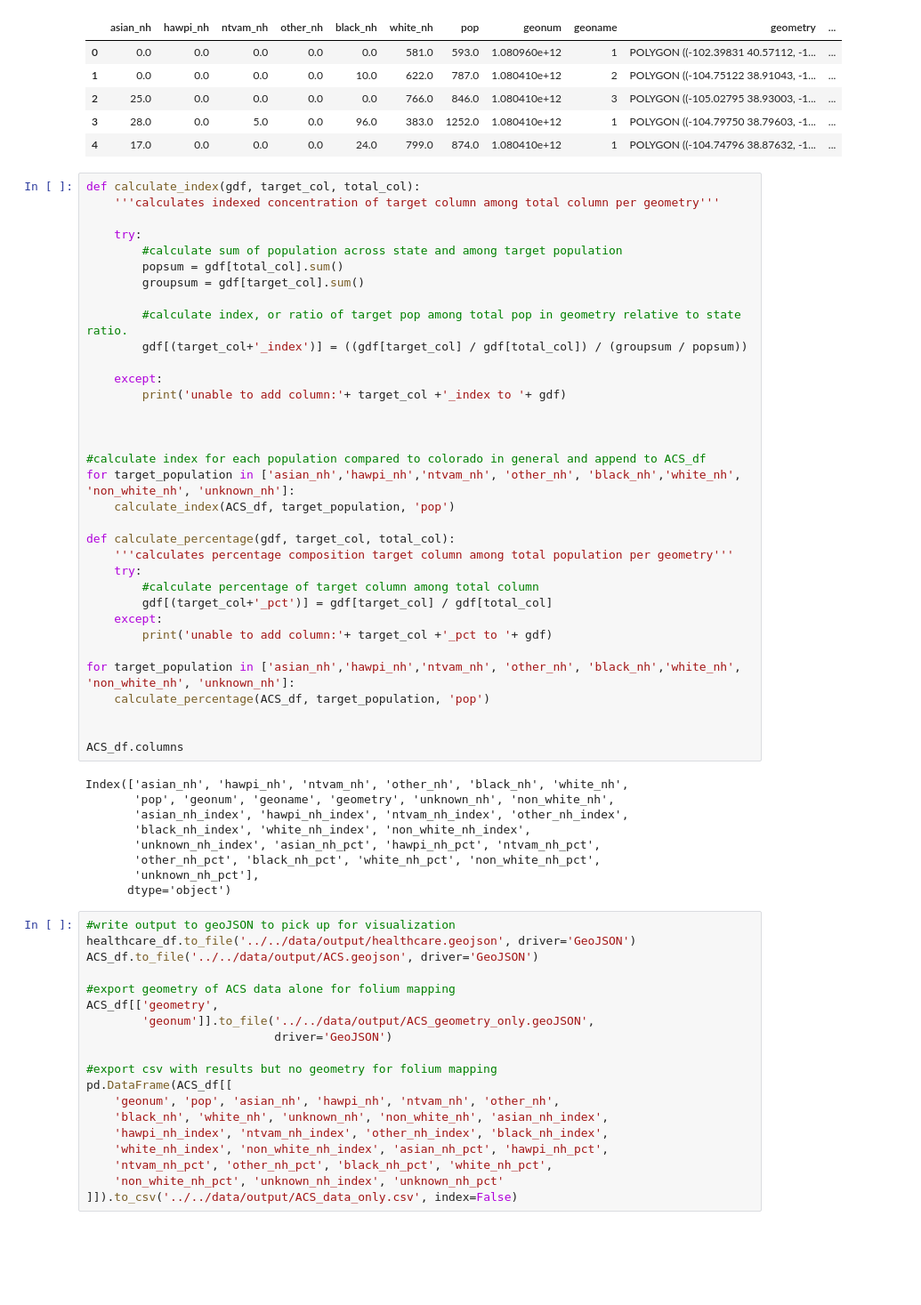
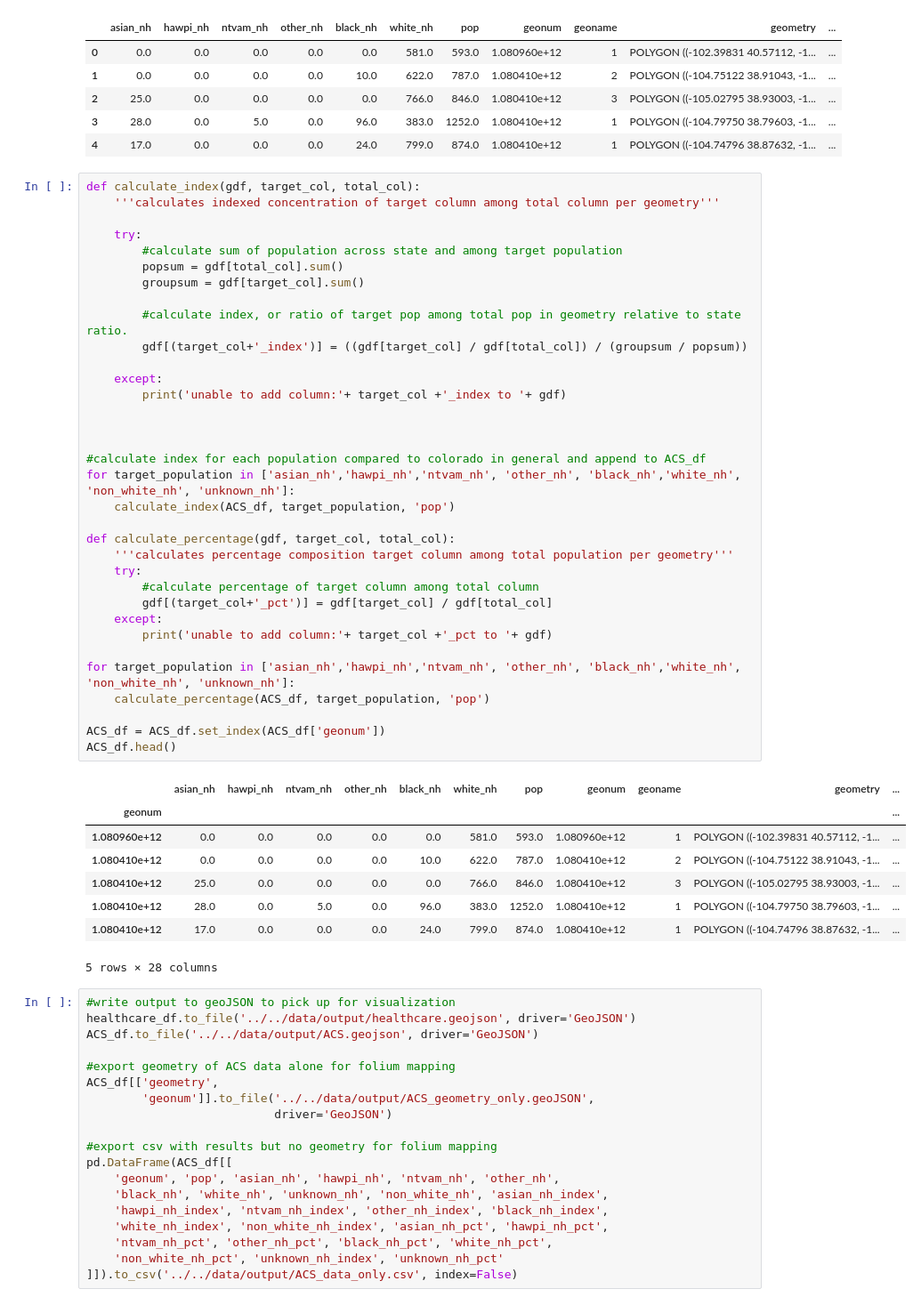
Before and after one commit to stuartasims/co-healthcare-equity, a Jupyter notebook: code/notebooks/Data Ingest and Cleaning.ipynb, the cells around one changed output. Shown: that part at 89% size. Saved outputs shown, nothing was run; the diff lists cells and outputs as text; blank space fills up the shorter version.

```diff
--- a/code/notebooks/Data Ingest and Cleaning.ipynb
+++ b/code/notebooks/Data Ingest and Cleaning.ipynb
@@ -227,43 +227,43 @@ def calculate_index(gdf, target_col, total_col):
 
     try:
         #calculate sum of population across state and among target population
         popsum = gdf[total_col].sum()
         groupsum = gdf[target_col].sum()
 
         #calculate index, or ratio of target pop among total pop in geometry relative to state ratio.
         gdf[(target_col+'_index')] = ((gdf[target_col] / gdf[total_col]) / (groupsum / popsum))
 
     except:
         print('unable to add column:'+ target_col +'_index to '+ gdf)
 
 
 
 #calculate index for each population compared to colorado in general and append to ACS_df
 for target_population in ['asian_nh','hawpi_nh','ntvam_nh', 'other_nh', 'black_nh','white_nh', 'non_white_nh', 'unknown_nh']:
     calculate_index(ACS_df, target_population, 'pop')
 
 def calculate_percentage(gdf, target_col, total_col):
     '''calculates percentage composition target column among total population per geometry'''
     try:
         #calculate percentage of target column among total column
         gdf[(target_col+'_pct')] = gdf[target_col] / gdf[total_col]
     except:
         print('unable to add column:'+ target_col +'_pct to '+ gdf)
 
 for target_population in ['asian_nh','hawpi_nh','ntvam_nh', 'other_nh', 'black_nh','white_nh', 'non_white_nh', 'unknown_nh']:
     calculate_percentage(ACS_df, target_population, 'pop')
 
-
-ACS_df.columns
+ACS_df = ACS_df.set_index(ACS_df['geonum'])
+ACS_df.head()
 # %% [output]
+|  | asian_nh | hawpi_nh | ntvam_nh | other_nh | black_nh | white_nh | pop | geonum | geoname | geometry | ... |
+| geonum |  |  |  |  |  |  |  |  |  |  | ... |
+| 1.080960e+12 | 0.0 | 0.0 | 0.0 | 0.0 | 0.0 | 581.0 | 593.0 | 1.080960e+12 | 1 | POLYGON ((-102.39831 40.57112, -1... | ... |
+| 1.080410e+12 | 0.0 | 0.0 | 0.0 | 0.0 | 10.0 | 622.0 | 787.0 | 1.080410e+12 | 2 | POLYGON ((-104.75122 38.91043, -1... | ... |
+| 1.080410e+12 | 25.0 | 0.0 | 0.0 | 0.0 | 0.0 | 766.0 | 846.0 | 1.080410e+12 | 3 | POLYGON ((-105.02795 38.93003, -1... | ... |
+| 1.080410e+12 | 28.0 | 0.0 | 5.0 | 0.0 | 96.0 | 383.0 | 1252.0 | 1.080410e+12 | 1 | POLYGON ((-104.79750 38.79603, -1... | ... |
+| 1.080410e+12 | 17.0 | 0.0 | 0.0 | 0.0 | 24.0 | 799.0 | 874.0 | 1.080410e+12 | 1 | POLYGON ((-104.74796 38.87632, -1... | ... |
-Index(['asian_nh', 'hawpi_nh', 'ntvam_nh', 'other_nh', 'black_nh', 'white_nh',
-       'pop', 'geonum', 'geoname', 'geometry', 'unknown_nh', 'non_white_nh',
-       'asian_nh_index', 'hawpi_nh_index', 'ntvam_nh_index', 'other_nh_index',
-       'black_nh_index', 'white_nh_index', 'non_white_nh_index',
-       'unknown_nh_index', 'asian_nh_pct', 'hawpi_nh_pct', 'ntvam_nh_pct',
-       'other_nh_pct', 'black_nh_pct', 'white_nh_pct', 'non_white_nh_pct',
-       'unknown_nh_pct'],
-      dtype='object')
+5 rows × 28 columns
 # %%
 #write output to geoJSON to pick up for visualization
 healthcare_df.to_file('../../data/output/healthcare.geojson', driver='GeoJSON')
```
Also changed, not shown: 2 other files.
